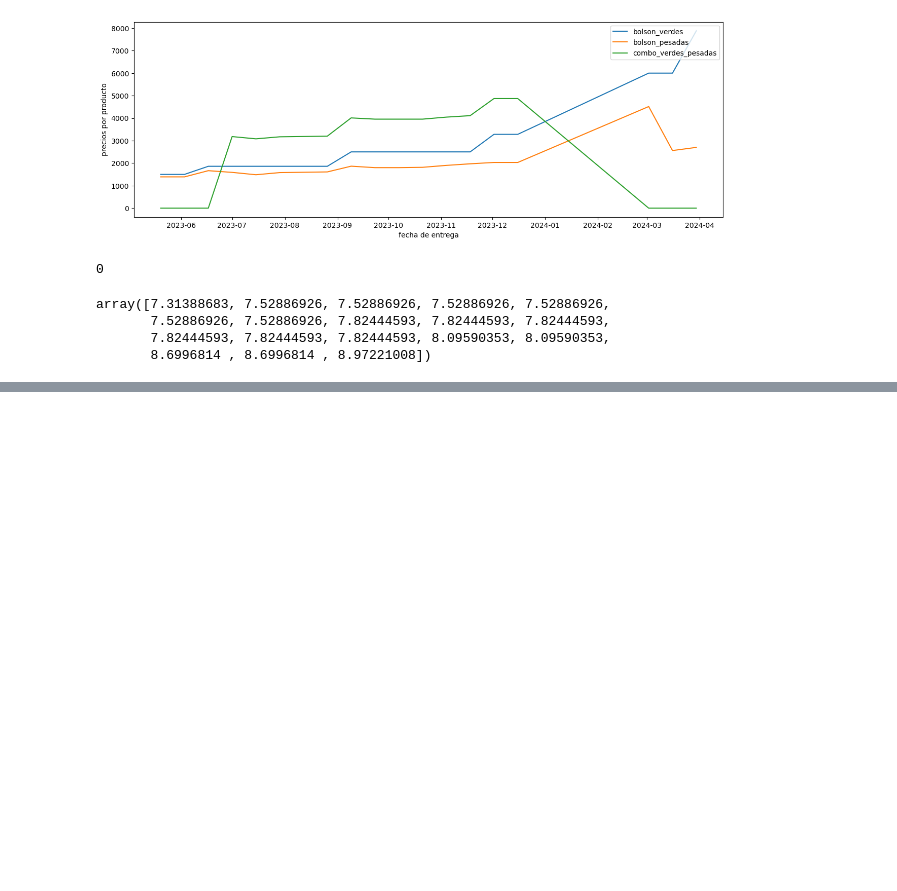
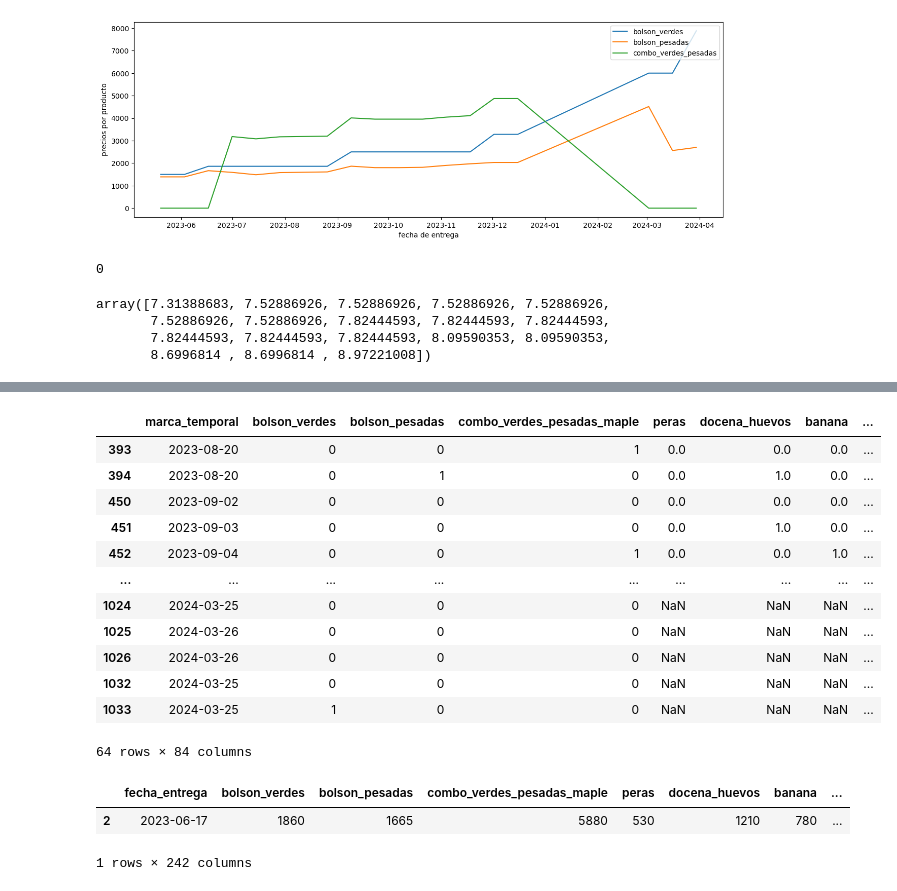
Before and after one commit to Taller-Datos-Populares-UBA/PAC, a Jupyter notebook: analisis_estadisticos.ipynb, the cells around one changed output, grey strips where cells are left out. Drawn from its saved outputs; the diff is of its cells as text; code cells hidden in the pictures; blank space fills up the shorter version.

```diff
--- a/analisis_estadisticos.ipynb
+++ b/analisis_estadisticos.ipynb
@@ -152,0 +177,25 @@ graficar_precios_vs_ventas(df_entregas,df_precios,'bolson_verdes')
+# %%
+ut.aplicar_filtros(df_entregas,clientes=[1,2,3,4,10],fecha_inicial='2023/8/23',fecha_final='2024/5/31',barrios=['almagro','palermo'])
+#ut.aplicar_filtros(df_entregas,clientes=[1,2,3,4,10],fecha='2023/8/23',barrios=['almagro','palermo'])
+# %% [output]
+|  | marca_temporal | bolson_verdes | bolson_pesadas | combo_verdes_pesadas_maple | peras | docena_huevos | banana | ... |
+| 393 | 2023-08-20 | 0 | 0 | 1 | 0.0 | 0.0 | 0.0 | ... |
+| 394 | 2023-08-20 | 0 | 1 | 0 | 0.0 | 1.0 | 0.0 | ... |
+| 450 | 2023-09-02 | 0 | 0 | 0 | 0.0 | 0.0 | 0.0 | ... |
+| 451 | 2023-09-03 | 0 | 0 | 0 | 0.0 | 1.0 | 0.0 | ... |
+| 452 | 2023-09-04 | 0 | 0 | 1 | 0.0 | 0.0 | 1.0 | ... |
+| ... | ... | ... | ... | ... | ... | ... | ... | ... |
+| 1024 | 2024-03-25 | 0 | 0 | 0 | NaN | NaN | NaN | ... |
+| 1025 | 2024-03-26 | 0 | 0 | 0 | NaN | NaN | NaN | ... |
+| 1026 | 2024-03-26 | 0 | 0 | 0 | NaN | NaN | NaN | ... |
+| 1032 | 2024-03-25 | 0 | 0 | 0 | NaN | NaN | NaN | ... |
+| 1033 | 2024-03-25 | 1 | 0 | 0 | NaN | NaN | NaN | ... |
+64 rows × 84 columns
+# %%
+#aplicamos a la tabla de precios el único filtro válido: el de fechas.
+
+ut.aplicar_filtros(df_precios,fecha='2023/6/17') #también se puede poner fecha inicial y final.
+# %% [output]
+|  | fecha_entrega | bolson_verdes | bolson_pesadas | combo_verdes_pesadas_maple | peras | docena_huevos | banana | ... |
+| 2 | 2023-06-17 | 1860 | 1665 | 5880 | 530 | 1210 | 780 | ... |
+1 rows × 242 columns
```
Also changed, not shown: parts of 3 cells of this notebook, 2 other files.
